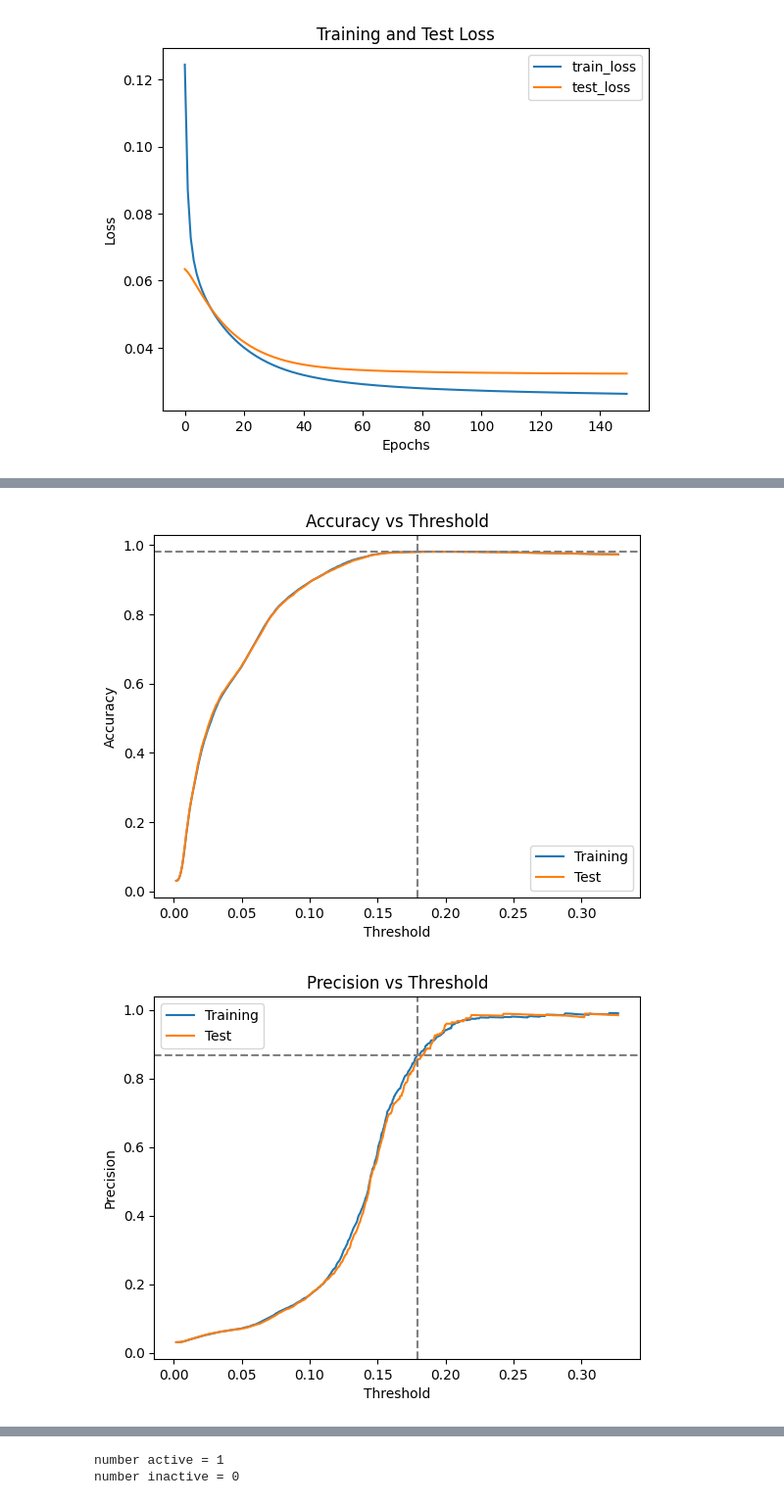
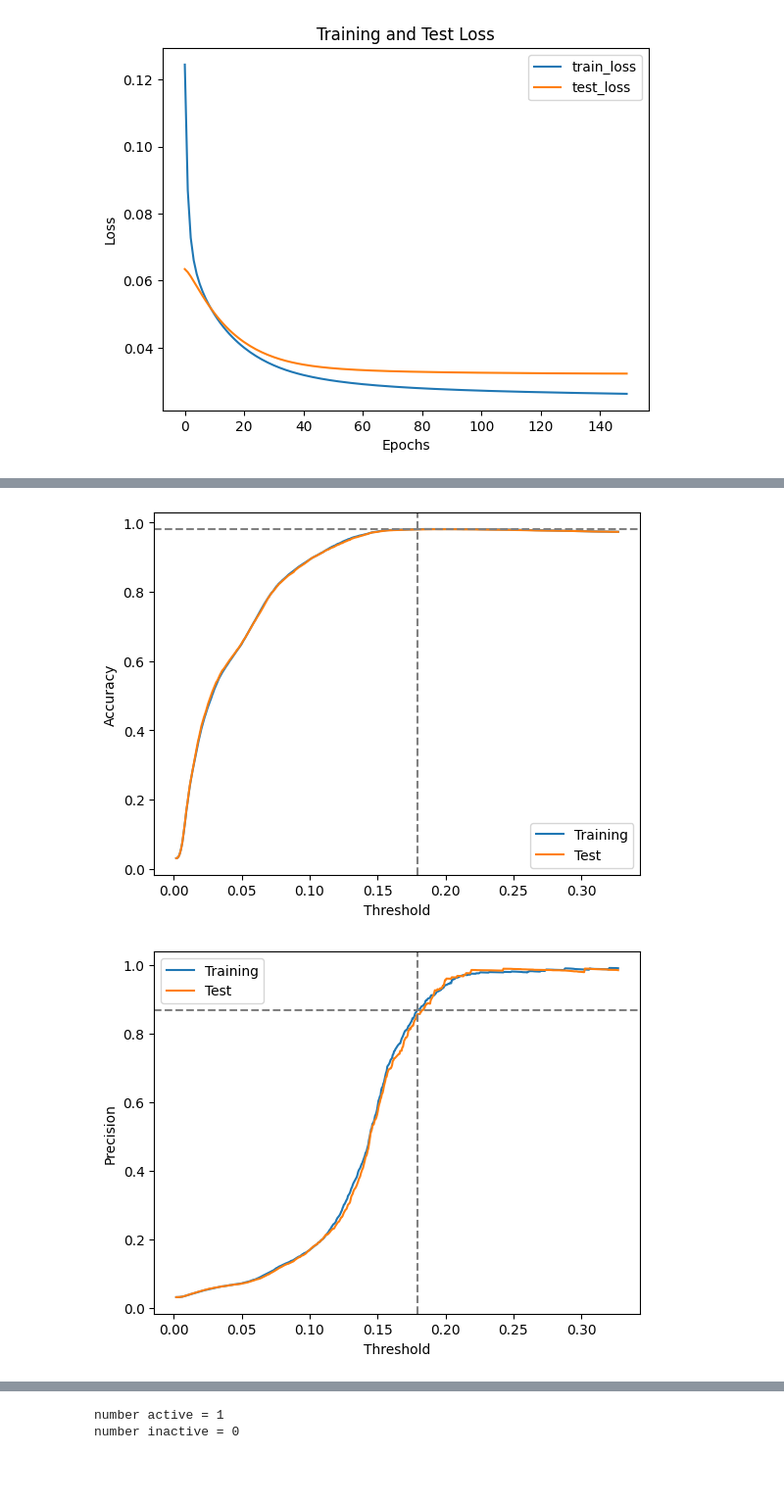
Before and after one commit to sofiacho/ECS171, a Jupyter notebook: notebook/main_algo.ipynb, the cells around one changed output, grey strips where cells are left out. Shown at 98% size. Cells and saved outputs as stored; diff of their text form; code cells hidden in the pictures; blank space fills up the shorter version.

Commit message:
Removed titles from threshold plots

```diff
--- a/notebook/main_algo.ipynb
+++ b/notebook/main_algo.ipynb
@@ -455,7 +460,7 @@ plt.axvline(x=threshold_history[best_f1_index], color='gray', linestyle='--')
 plt.axhline(y=train_history['accuracy'][best_f1_index], color='gray', linestyle='--')
 plt.xlabel('Threshold')
 plt.ylabel('Accuracy')
-plt.title('Accuracy vs Threshold')
+# plt.title('Accuracy vs Threshold')
 plt.legend()
 plt.show()
 
@@ -467,7 +472,7 @@ plt.axvline(x=threshold_history[best_f1_index], color='gray', linestyle='--')
 plt.axhline(y=train_history['precision'][best_f1_index], color='gray', linestyle='--')
 plt.xlabel('Threshold')
 plt.ylabel('Precision')
-plt.title('Precision vs Threshold')
+# plt.title('Precision vs Threshold')
 plt.legend()
 plt.show()
 
@@ -478,7 +483,7 @@ plt.axvline(x=threshold_history[best_f1_index], color='gray', linestyle='--')
 plt.axhline(y=train_history['recall'][best_f1_index], color='gray', linestyle='--')
 plt.xlabel('Threshold')
 plt.ylabel('Recall')
-plt.title('Recall vs Threshold')
+# plt.title('Recall vs Threshold')
 plt.legend()
 plt.show()
 
@@ -489,7 +494,7 @@ plt.axvline(x=threshold_history[best_f1_index], color='gray', linestyle='--')
 plt.axhline(y=train_history['f1'][best_f1_index], color='gray', linestyle='--')
 plt.xlabel('Threshold')
 plt.ylabel('F1-Score')
-plt.title('F1-Score vs Threshold')
+# plt.title('F1-Score vs Threshold')
 plt.legend()
 plt.show()
 # %% [output]
@@ -498,7 +504,7 @@ Threshold Range: 0.0017 0.3277
 Best F1-Score: 0.581170089112747
 Accuracy: 0.9808149646824974
 Recall: 0.43655413271245636
 Precision: 0.8690614136732329
 Threshold: 0.17920000002253814
-[figure, old version]
+[figure, new version]
-[figure, old version]
+[figure, new version]
```
Also changed, not shown: parts of 2 cells of this notebook.
